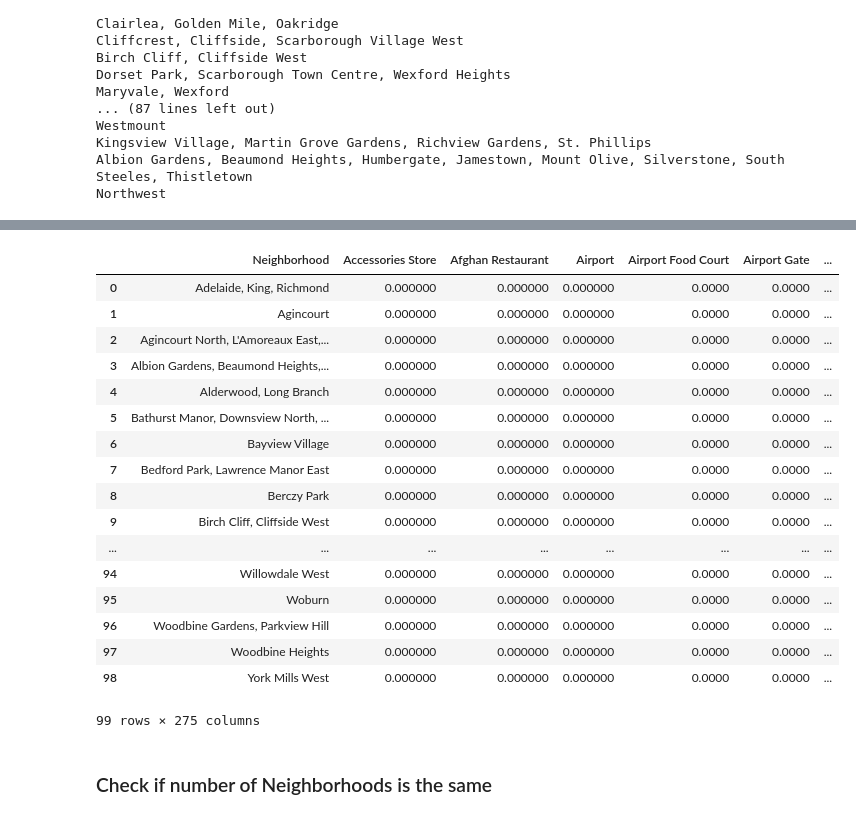
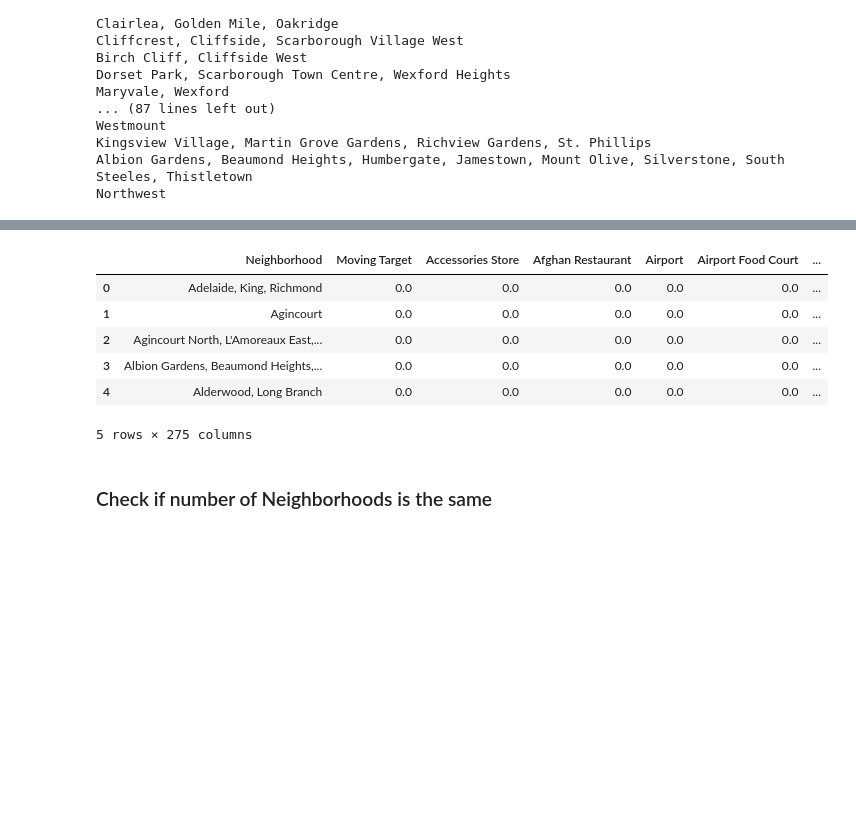
Before and after one commit to MGajewskiK/coursera_capstone, a Jupyter notebook: Neighborhoods-Toronto.ipynb, the cells around one changed output, grey strips where cells are left out. Saved outputs shown, nothing was run; the diff lists cells and outputs as text; code cells hidden in the pictures; blank space fills up the shorter version.

```diff
--- a/Neighborhoods-Toronto.ipynb
+++ b/Neighborhoods-Toronto.ipynb
@@ -283,26 +282,16 @@ toronto_onehot.head()
 5 rows × 275 columns
 # %%
+# Count the mean value of every venue
 toronto_grouped = toronto_onehot.groupby('Neighborhood').mean().reset_index()
-toronto_grouped
+toronto_grouped.head()
 # %% [output]
-|  | Neighborhood | Accessories Store | Afghan Restaurant | Airport | Airport Food Court | Airport Gate | ... |
-| 0 | Adelaide, King, Richmond | 0.000000 | 0.000000 | 0.000000 | 0.0000 | 0.0000 | ... |
-| 1 | Agincourt | 0.000000 | 0.000000 | 0.000000 | 0.0000 | 0.0000 | ... |
-| 2 | Agincourt North, L'Amoreaux East,... | 0.000000 | 0.000000 | 0.000000 | 0.0000 | 0.0000 | ... |
-| 3 | Albion Gardens, Beaumond Heights,... | 0.000000 | 0.000000 | 0.000000 | 0.0000 | 0.0000 | ... |
-| 4 | Alderwood, Long Branch | 0.000000 | 0.000000 | 0.000000 | 0.0000 | 0.0000 | ... |
-| 5 | Bathurst Manor, Downsview North, ... | 0.000000 | 0.000000 | 0.000000 | 0.0000 | 0.0000 | ... |
-| 6 | Bayview Village | 0.000000 | 0.000000 | 0.000000 | 0.0000 | 0.0000 | ... |
-| 7 | Bedford Park, Lawrence Manor East | 0.000000 | 0.000000 | 0.000000 | 0.0000 | 0.0000 | ... |
-| 8 | Berczy Park | 0.000000 | 0.000000 | 0.000000 | 0.0000 | 0.0000 | ... |
-| 9 | Birch Cliff, Cliffside West | 0.000000 | 0.000000 | 0.000000 | 0.0000 | 0.0000 | ... |
-| ... | ... | ... | ... | ... | ... | ... | ... |
-| 94 | Willowdale West | 0.000000 | 0.000000 | 0.000000 | 0.0000 | 0.0000 | ... |
-| 95 | Woburn | 0.000000 | 0.000000 | 0.000000 | 0.0000 | 0.0000 | ... |
-| 96 | Woodbine Gardens, Parkview Hill | 0.000000 | 0.000000 | 0.000000 | 0.0000 | 0.0000 | ... |
-| 97 | Woodbine Heights | 0.000000 | 0.000000 | 0.000000 | 0.0000 | 0.0000 | ... |
-| 98 | York Mills West | 0.000000 | 0.000000 | 0.000000 | 0.0000 | 0.0000 | ... |
+|  | Neighborhood | Moving Target | Accessories Store | Afghan Restaurant | Airport | Airport Food Court | ... |
+| 0 | Adelaide, King, Richmond | 0.0 | 0.0 | 0.0 | 0.0 | 0.0 | ... |
+| 1 | Agincourt | 0.0 | 0.0 | 0.0 | 0.0 | 0.0 | ... |
+| 2 | Agincourt North, L'Amoreaux East,... | 0.0 | 0.0 | 0.0 | 0.0 | 0.0 | ... |
+| 3 | Albion Gardens, Beaumond Heights,... | 0.0 | 0.0 | 0.0 | 0.0 | 0.0 | ... |
+| 4 | Alderwood, Long Branch | 0.0 | 0.0 | 0.0 | 0.0 | 0.0 | ... |
-99 rows × 275 columns
+5 rows × 275 columns
 # %% [markdown]
 ### Check if number of Neighborhoods is the same
 # %%
```
Also changed, not shown: parts of 15 cells of this notebook.
